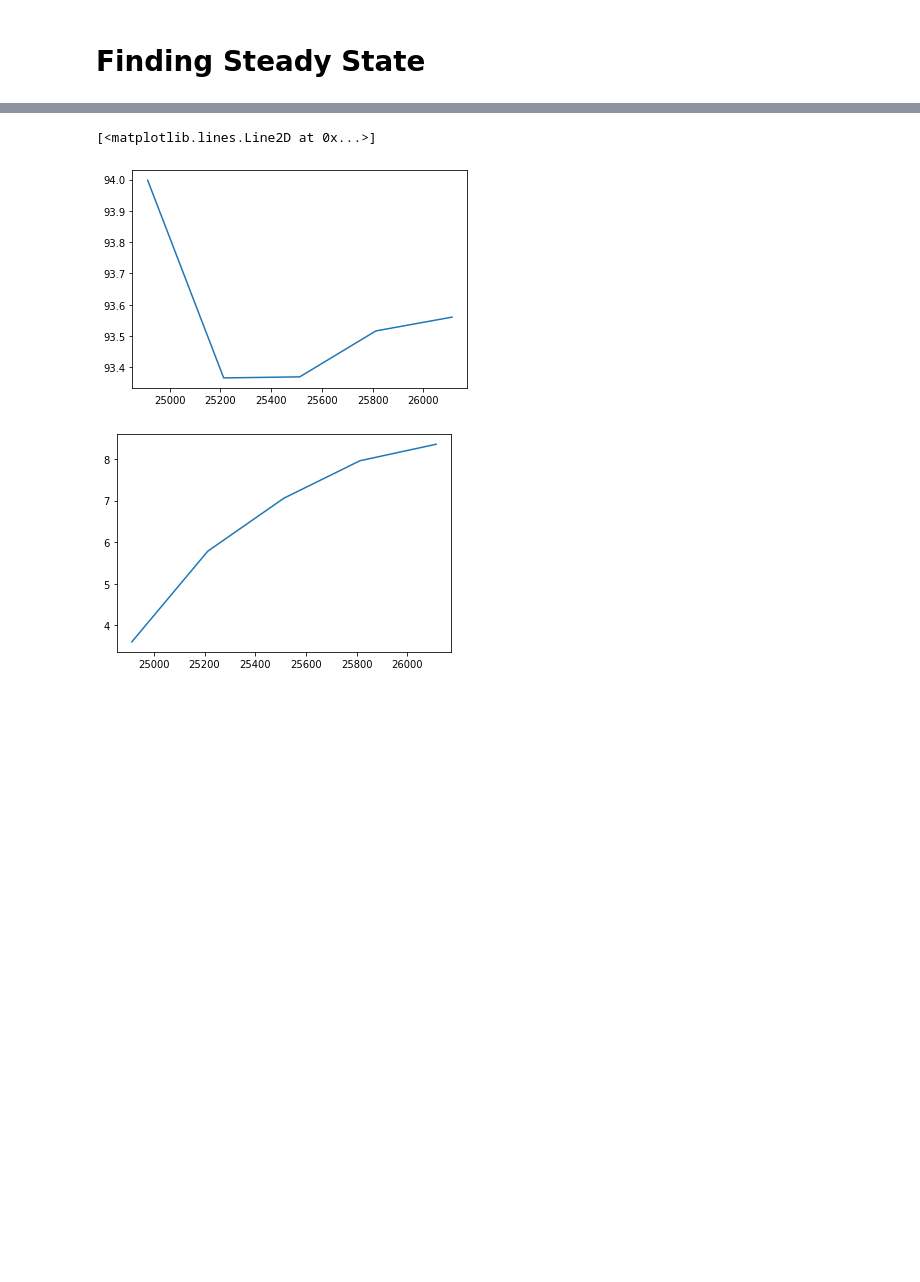
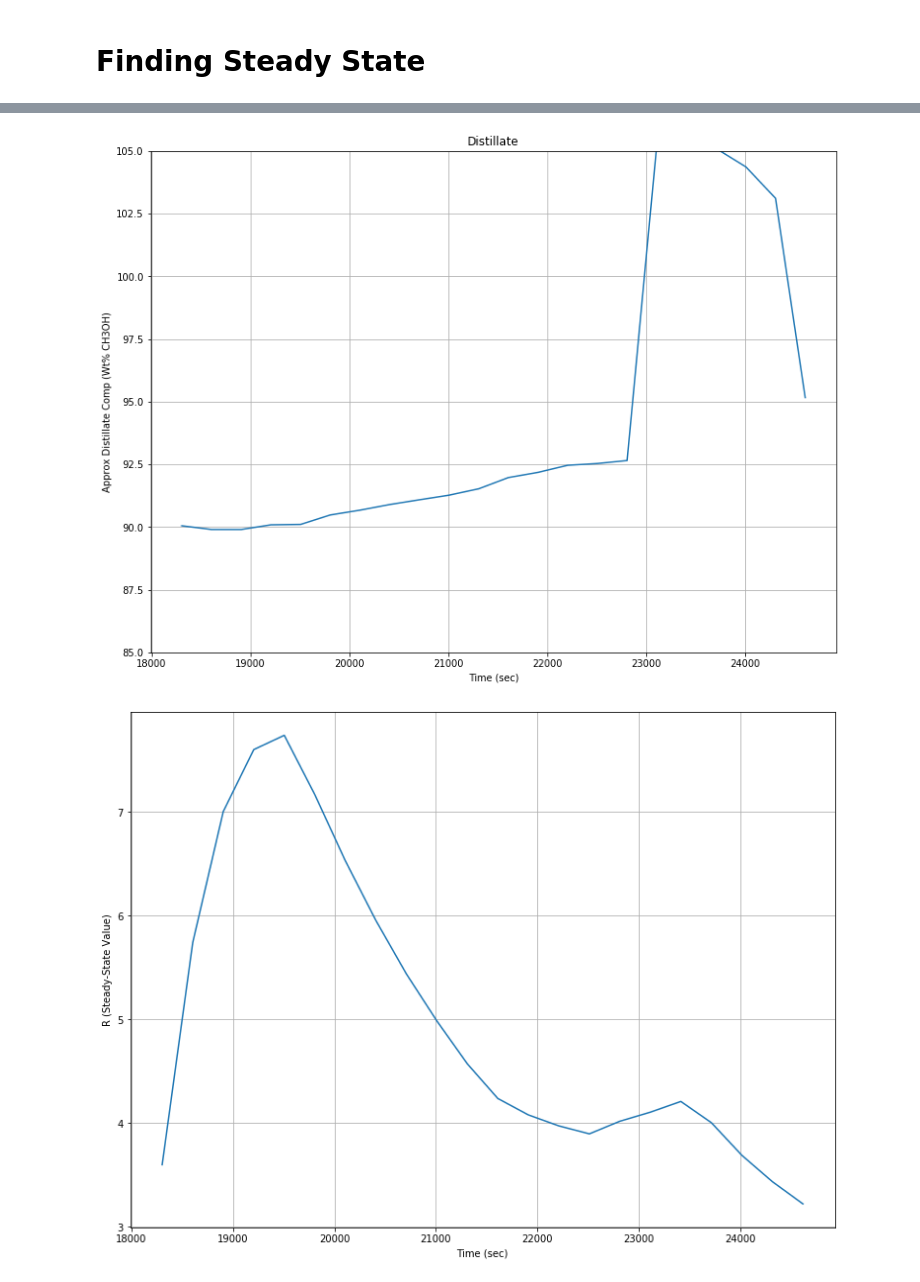
Before and after one commit to Nachreld/UO-Lab-Continuous-Distillation, a Jupyter notebook: Continuous Distillation.ipynb, the cells around one changed output, grey strips where cells are left out. Saved outputs shown, nothing was run; the diff lists cells and outputs as text; code cells hidden in the pictures; blank space fills up the shorter version.

Commit message:
Added data file for January 21st

```diff
--- a/Continuous Distillation.ipynb
+++ b/Continuous Distillation.ipynb
@@ -1,7 +1,7 @@
 # %%
 import pandas as pd
 
-Data = pd.read_csv('Data Sets/1-16_2-220.csv',delimiter = ',')
+Data = pd.read_csv('Data Sets/1-16_12-2.csv',delimiter = ',')
 
 # DataExample = DataExample.iloc[:, [2,4,5,6,9,16]]
 
@@ -72,19 +94,34 @@ Data
 # %%
 import matplotlib.pyplot as plt
 %matplotlib inline
 
-plt.figure(1)
+plt.figure(1,figsize=[6.4*2,4.8*2])
 plt.plot(Data['Time (sec)'],Data['Approx Distillate Comp (Wt% CH3OH)'])
+plt.title("Distillate")
+plt.ylabel("Approx Distillate Comp (Wt% CH3OH)")
+plt.xlabel("Time (sec)")
+plt.ylim(85,105)
+plt.grid()
 
-plt.figure(2)
+plt.figure(2,figsize=[6.4*2,4.8*2])
 plt.plot(Data['Time (sec)'],Data['R Distillate'])
+plt.ylabel("R (Steady-State Value)")
+plt.xlabel("Time (sec)")
+plt.grid()
 
-plt.figure(3)
+plt.figure(3,figsize=[6.4*2,4.8*2])
 plt.plot(Data['Time (sec)'],Data['Approx Bottoms Comp (Wt% CH3OH)'])
+plt.title("Bottoms")
+plt.ylabel("Approx Bottoms Comp (Wt% CH3OH)")
+plt.xlabel("Time (sec)")
+plt.ylim(0,20)
+plt.grid()
 
-plt.figure(4)
+plt.figure(4,figsize=[6.4*2,4.8*2])
 plt.plot(Data['Time (sec)'],Data['R Bottoms'])
+plt.ylabel("R (Steady-State Value)")
+plt.xlabel("Time (sec)")
+plt.grid()
 # %% [output]
-[<matplotlib.lines.Line2D at 0x...>]
-[figure, old version]
+[figure, new version]
-[figure, old version]
+[figure, new version]
```
Also changed, not shown: parts of 3 cells of this notebook, 4 other files.
